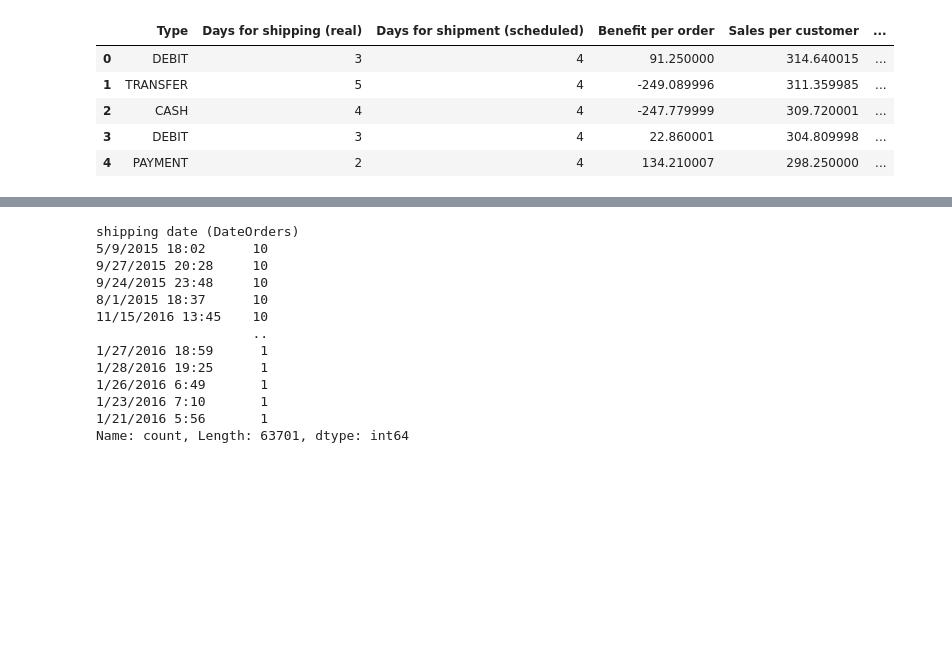
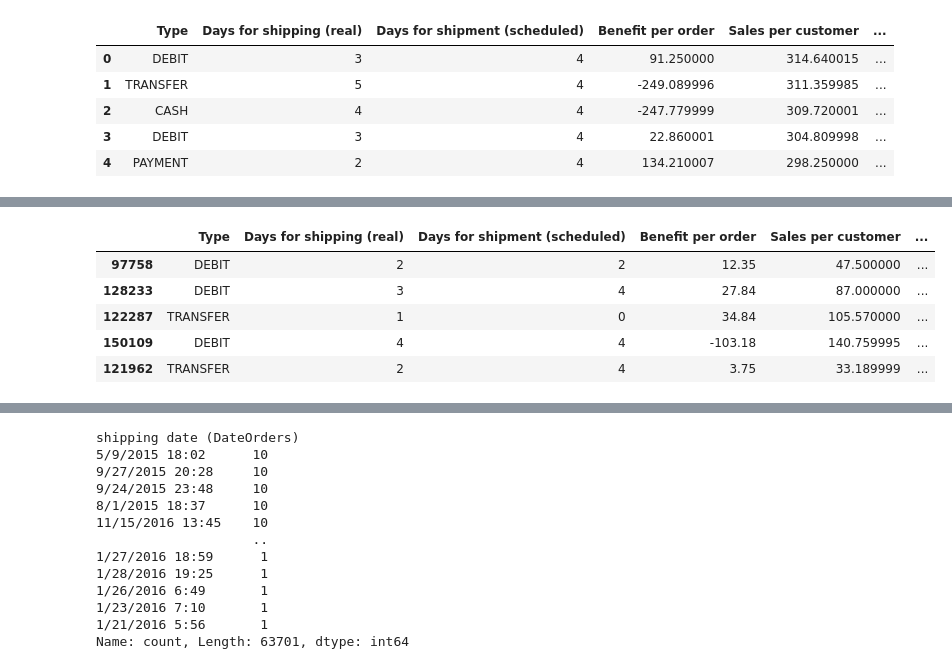
Before and after one commit to fabihrndz/e-commerce-operations-insights, a Jupyter notebook: notebooks/01_eda.ipynb, the cells around one changed output, grey strips where cells are left out. Drawn from its saved outputs; the diff is of its cells as text; code cells hidden in the pictures; blank space fills up the shorter version.

```diff
--- a/notebooks/01_eda.ipynb
+++ b/notebooks/01_eda.ipynb
@@ -102,0 +127,9 @@ df_data.head()
+# %%
+df_data[df_data["Department Id"] == 5].sample(5) #para corroborar que la latitud y longitud pertenecen al cliente, no a la tienda.
+# %% [output]
+|  | Type | Days for shipping (real) | Days for shipment (scheduled) | Benefit per order | Sales per customer | ... |
+| 97758 | DEBIT | 2 | 2 | 12.35 | 47.500000 | ... |
+| 128233 | DEBIT | 3 | 4 | 27.84 | 87.000000 | ... |
+| 122287 | TRANSFER | 1 | 0 | 34.84 | 105.570000 | ... |
+| 150109 | DEBIT | 4 | 4 | -103.18 | 140.759995 | ... |
+| 121962 | TRANSFER | 2 | 4 | 3.75 | 33.189999 | ... |
```
Also changed, not shown: parts of 5 cells of this notebook.
